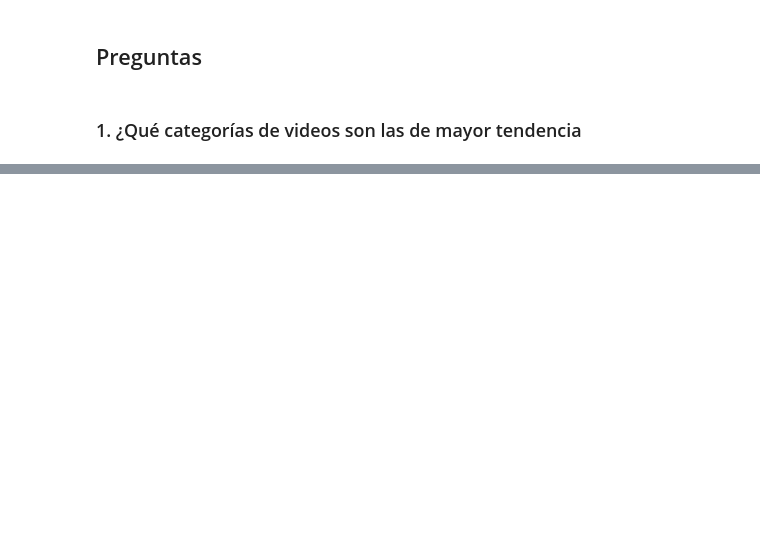
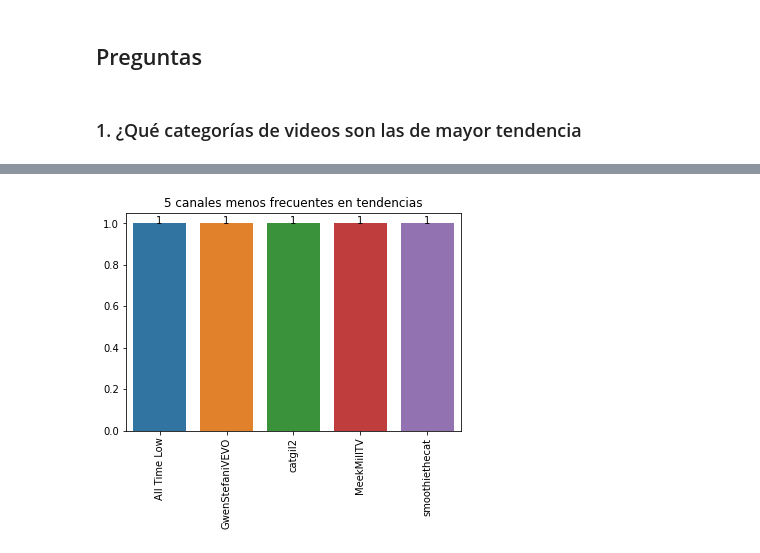
Before and after one commit to Jack-Cruz/EB-2021-1-CC51, a Jupyter notebook: code2/code.ipynb, the cells around one changed output, grey strips where cells are left out. Saved outputs shown, nothing was run; the diff lists cells and outputs as text; code cells hidden in the pictures; blank space fills up the shorter version.

```diff
--- a/code2/code.ipynb
+++ b/code2/code.ipynb
@@ -260,0 +275,14 @@ video_level.head(10)
+# %%
+#tendency_count = video_level['channel_title'].value_counts()
+tendency_count_min = tendency_count[1606:]
+g = sns.barplot(tendency_count_min.index,tendency_count_min.values)
+#print(tendency_count_max.values)
+i=0
+for val in tendency_count_min.values:
+    g.text(i,1,val,color='black', ha="center")
+    i+=1
+g.set_title('5 canales menos frecuentes en tendencias')
+plt.xticks(rotation=90)
+plt.show()
+# %% [output]
+[figure, added]
```
Also changed, not shown: parts of 17 cells of this notebook.
